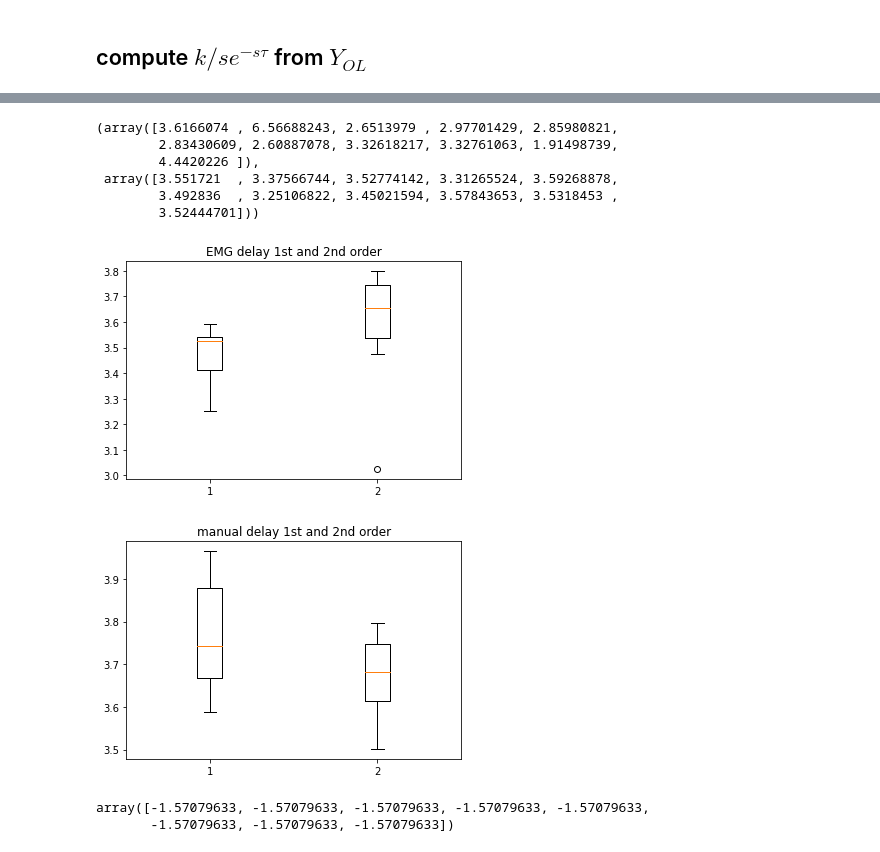
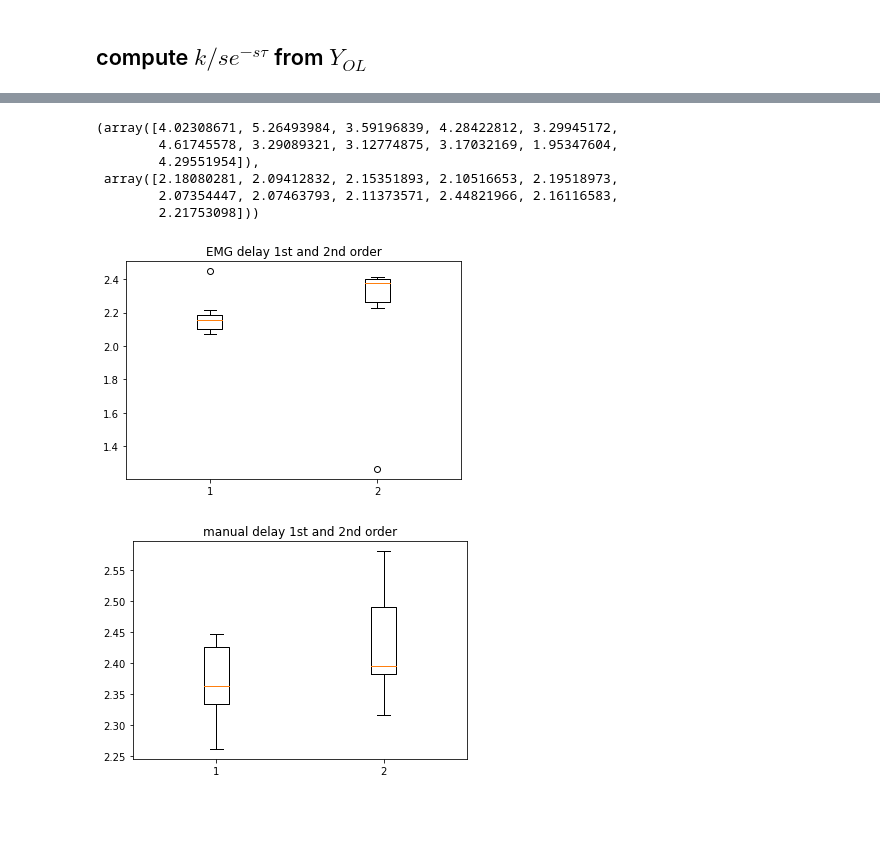
Before and after one commit to hachouuw/EMGdelay-analysis, a Jupyter notebook: MY_sanity_check.ipynb, the cells around one changed output, grey strips where cells are left out. Saved outputs shown, nothing was run; the diff lists cells and outputs as text; code cells hidden in the pictures; blank space fills up the shorter version.

```diff
--- a/MY_sanity_check.ipynb
+++ b/MY_sanity_check.ipynb
@@ -182,7 +191,10 @@ def compute_gain_delay(data,num_freqs=8):
     taus = []
     for Y in data:
         k = np.mean(abs(Y[:num_freqs])*abs(s[:num_freqs]))
-        tau = np.mean((np.angle(Y[:num_freqs])-np.angle(1j*omegas[:num_freqs]))/-omegas[:num_freqs])
+        tau = np.mean((np.unwrap(np.angle(Y[:num_freqs])*2)/2-np.angle(1j*omegas[:num_freqs]))/(-omegas[:num_freqs]))
+#         print((np.unwrap(np.angle(Y[:num_freqs])*2)/2).shape,np.angle(1j*omegas[:num_freqs]).shape,(-omegas[:num_freqs]).shape)
+#         break;
+#         tau = np.mean((np.angle(Y[:num_freqs])+np.pi/2-np.angle(1j*omegas[:num_freqs]))/-omegas[:num_freqs])
 #         plt.plot(freqs,np.angle(Y),label='YOL data')
 #         plt.plot(freqs,(np.angle(Y)-np.angle(1j*omegas))/-omegas,label='etau')
 #         plt.plot(freqs,-omegas,label='k')
@@ -195,34 +207,29 @@ def compute_gain_delay(data,num_freqs=8):
     return np.asarray(ks), np.asarray(taus)
 compute_gain_delay((B_fo_emg*Mfo(s)),num_freqs=num_freqs)
 # %% [output]
-(array([3.6166074 , 6.56688243, 2.6513979 , 2.97701429, 2.85980821,
-        2.83430609, 2.60887078, 3.32618217, 3.32761063, 1.91498739,
-        4.4420226 ]),
- array([3.551721  , 3.37566744, 3.52774142, 3.31265524, 3.59268878,
-        3.492836  , 3.25106822, 3.45021594, 3.57843653, 3.5318453 ,
-        3.52444701]))
+(array([4.02308671, 5.26493984, 3.59196839, 4.28422812, 3.29945172,
+        4.61745578, 3.29089321, 3.12774875, 3.17032169, 1.95347604,
+        4.29551954]),
+ array([2.18080281, 2.09412832, 2.15351893, 2.10516653, 2.19518973,
+        2.07354447, 2.07463793, 2.11373571, 2.44821966, 2.16116583,
+        2.21753098]))
 # %%
 # compute gain and delays for first order EMG
-num_freqs = 4
+num_freqs = 8
 k_fo_emg, tau_fo_emg = compute_gain_delay((B_fo_emg*Mfo(s)),num_freqs=num_freqs)
 k_so_emg, tau_so_emg = compute_gain_delay((B_so_emg*Mso(s)),num_freqs=num_freqs)
 k_fo_man, tau_fo_man = compute_gain_delay((B_fo_man*Mfo(s)),num_freqs=num_freqs)
 k_so_man, tau_so_man = compute_gain_delay((B_so_man*Mso(s)),num_freqs=num_freqs)
 
 plt.figure()
 plt.boxplot([tau_fo_emg,tau_so_emg])
 plt.title('EMG delay 1st and 2nd order')
 
 plt.figure()
 plt.boxplot([tau_fo_man,tau_so_man])
 plt.title('manual delay 1st and 2nd order')
 
 plt.show()
 # %% [output]
-[figure, old version]
+[figure, new version]
-[figure, old version]
+[figure, new version]
-# %%
-np.angle(1/s)
-# %% [output]
-array([-1.57079633, -1.57079633, -1.57079633, -1.57079633, -1.57079633,
-       -1.57079633, -1.57079633, -1.57079633])
```
Also changed, not shown: parts of 2 cells of this notebook.
